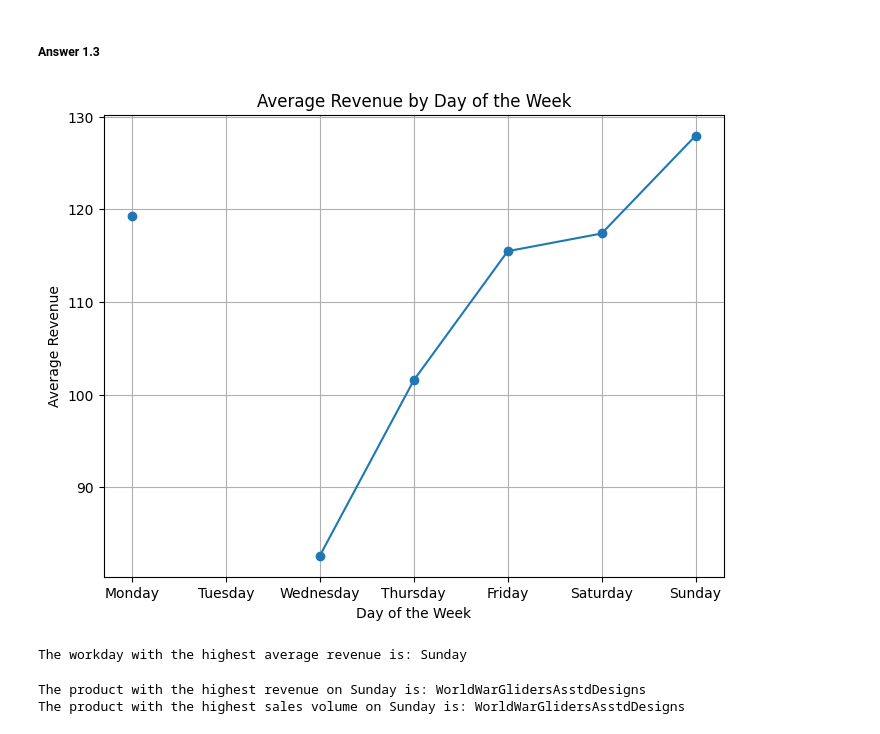
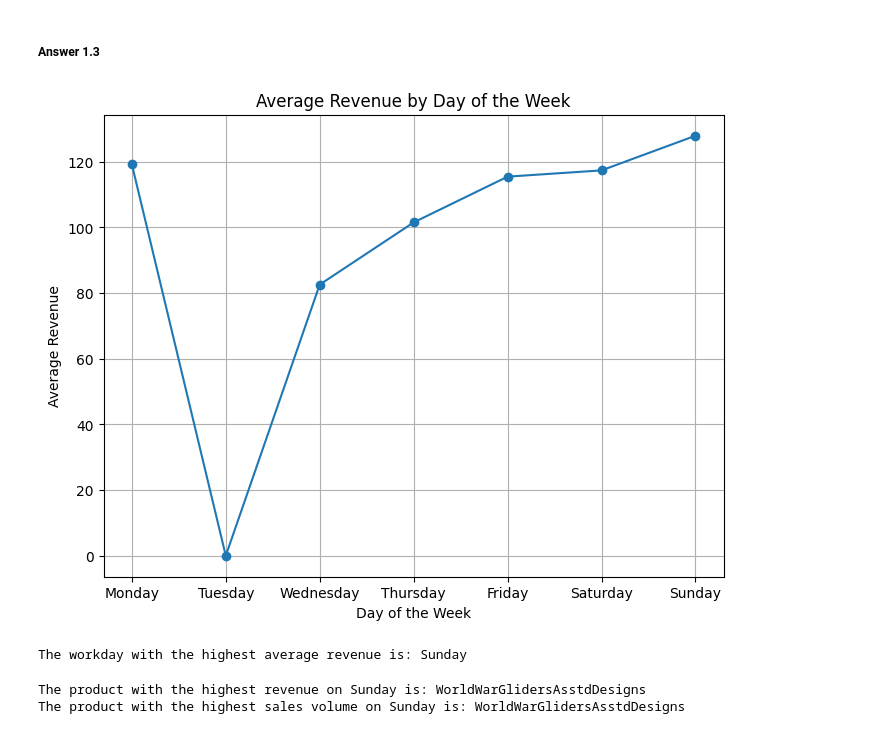
Before and after one commit to VourltazScriptSkid/assignmenttask2, a Jupyter notebook: SIT742AssignmentTask2.ipynb, the cells around one changed output. Cells and saved outputs as stored; diff of their text form; code cells hidden in the pictures.

```diff
--- a/SIT742AssignmentTask2.ipynb
+++ b/SIT742AssignmentTask2.ipynb
@@ -122,22 +122,24 @@ only showing top 5 rows
 # %%
 # 1.3.1
 #Extract the day of the week from transaction_date
 df_pandas['day_of_week'] = df_pandas['transaction_date'].dt.day_name()
 
 # Average revenue by day of the week
+
+import numpy as np
 average_revenue_by_day = df_pandas.groupby('day_of_week')['Revenue'].mean()
 
 # Plot of average revenue by day of the week
-average_revenue_by_day = average_revenue_by_day.reindex(['Monday', 'Tuesday', 'Wednesday', 'Thursday', 'Friday', 'Saturday', 'Sunday'])
+average_revenue_by_day = average_revenue_by_day.reindex(['Monday', 'Tuesday', 'Wednesday', 'Thursday', 'Friday', 'Saturday', 'Sunday']).replace(np.NaN, 0)
 average_revenue_by_day.plot(title='Average Revenue by Day of the Week', xlabel='Day of the Week', ylabel='Average Revenue', figsize=(8, 6), marker='o')
 plt.grid(True)
 plt.show()
 
 # Workday with the highest average revenue
 highest_revenue_day = average_revenue_by_day.idxmax()
 print(f"The workday with the highest average revenue is: {highest_revenue_day}")
 # %% [output]
-[figure, old version]
+[figure, new version]
 The workday with the highest average revenue is: Sunday
 # %%
 # 1.3.2 Filter the DataFrame for the top workday
```
Also changed, not shown: parts of 1 cell of this notebook.
